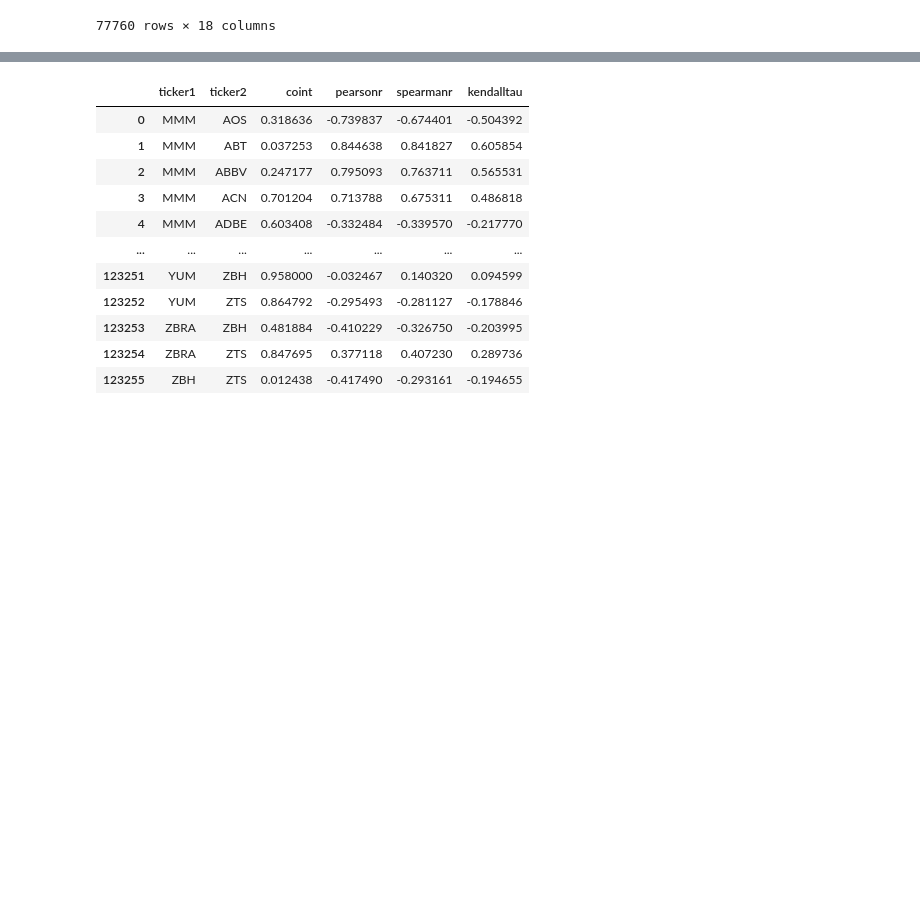
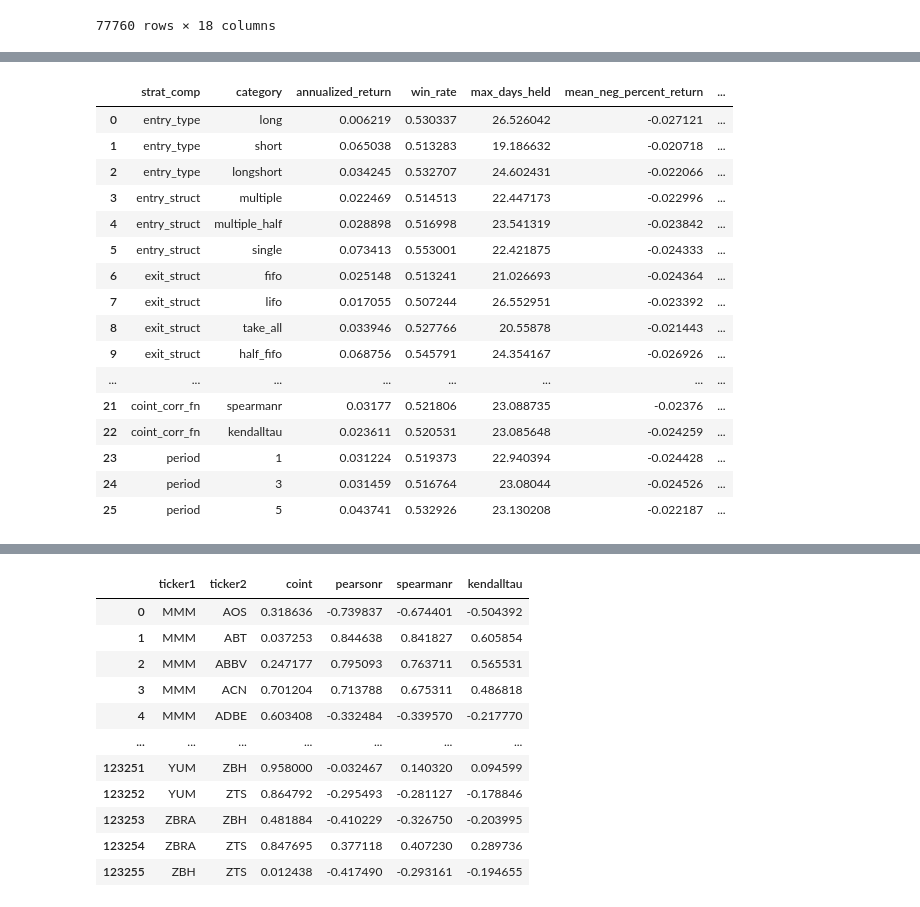
Before and after one commit to CKAbundant/sentiment, a Jupyter notebook: signal.ipynb, the cells around one changed output, grey strips where cells are left out. Cells and saved outputs as stored; diff of their text form; code cells hidden in the pictures; blank space fills up the shorter version.

Commit message:
WIP: Create function to generate statistics for 'combined_overall.csv' and top 15 tickers.

```diff
--- a/signal.ipynb
+++ b/signal.ipynb
@@ -209,3 +204,23 @@ a
+# %%
+main_utils.gen_stats_df(combined)
+# %% [output]
+|  | strat_comp | category | annualized_return | win_rate | max_days_held | mean_neg_percent_return | ... |
+| 0 | entry_type | long | 0.006219 | 0.530337 | 26.526042 | -0.027121 | ... |
+| 1 | entry_type | short | 0.065038 | 0.513283 | 19.186632 | -0.020718 | ... |
+| 2 | entry_type | longshort | 0.034245 | 0.532707 | 24.602431 | -0.022066 | ... |
+| 3 | entry_struct | multiple | 0.022469 | 0.514513 | 22.447173 | -0.022996 | ... |
+| 4 | entry_struct | multiple_half | 0.028898 | 0.516998 | 23.541319 | -0.023842 | ... |
+| 5 | entry_struct | single | 0.073413 | 0.553001 | 22.421875 | -0.024333 | ... |
+| 6 | exit_struct | fifo | 0.025148 | 0.513241 | 21.026693 | -0.024364 | ... |
+| 7 | exit_struct | lifo | 0.017055 | 0.507244 | 26.552951 | -0.023392 | ... |
+| 8 | exit_struct | take_all | 0.033946 | 0.527766 | 20.55878 | -0.021443 | ... |
+| 9 | exit_struct | half_fifo | 0.068756 | 0.545791 | 24.354167 | -0.026926 | ... |
+| ... | ... | ... | ... | ... | ... | ... | ... |
+| 21 | coint_corr_fn | spearmanr | 0.03177 | 0.521806 | 23.088735 | -0.02376 | ... |
+| 22 | coint_corr_fn | kendalltau | 0.023611 | 0.520531 | 23.085648 | -0.024259 | ... |
+| 23 | period | 1 | 0.031224 | 0.519373 | 22.940394 | -0.024428 | ... |
+| 24 | period | 3 | 0.031459 | 0.516764 | 23.08044 | -0.024526 | ... |
+| 25 | period | 5 | 0.043741 | 0.532926 | 23.130208 | -0.022187 | ... |
 # %%
 df_pivot_top_n = utils.load_csv("./data/2025-04-01/pivot_top_15_tickers.csv")
 df_pivot_top_n
```
Also changed, not shown: parts of 5 cells of this notebook, 2 other files.
